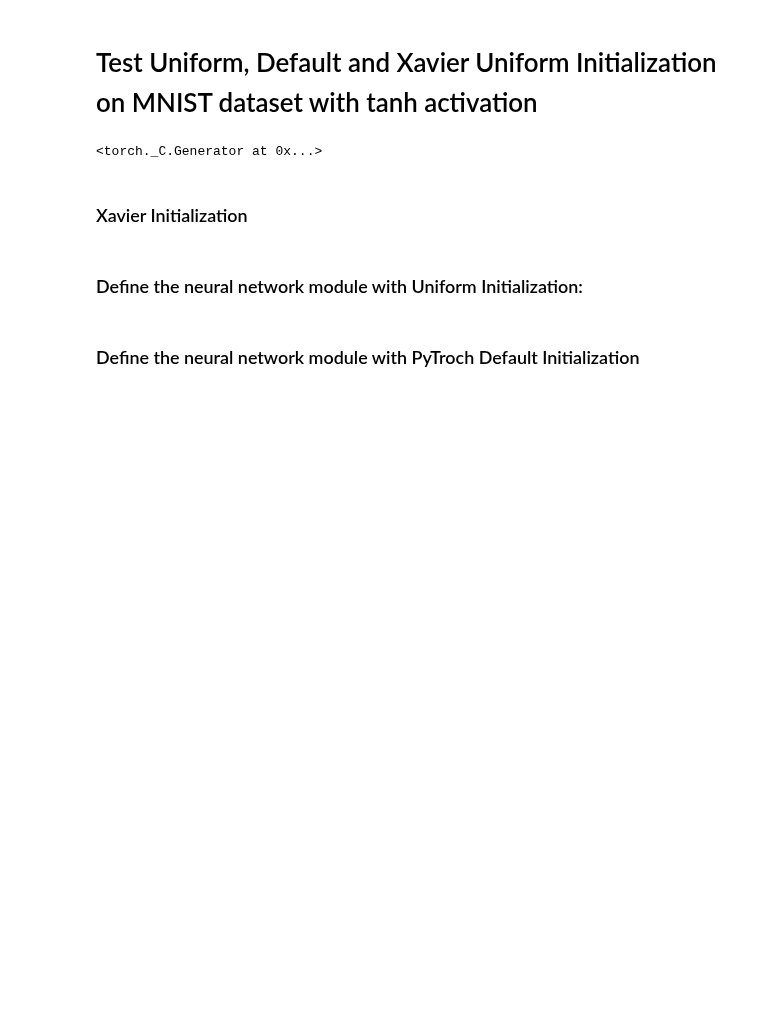
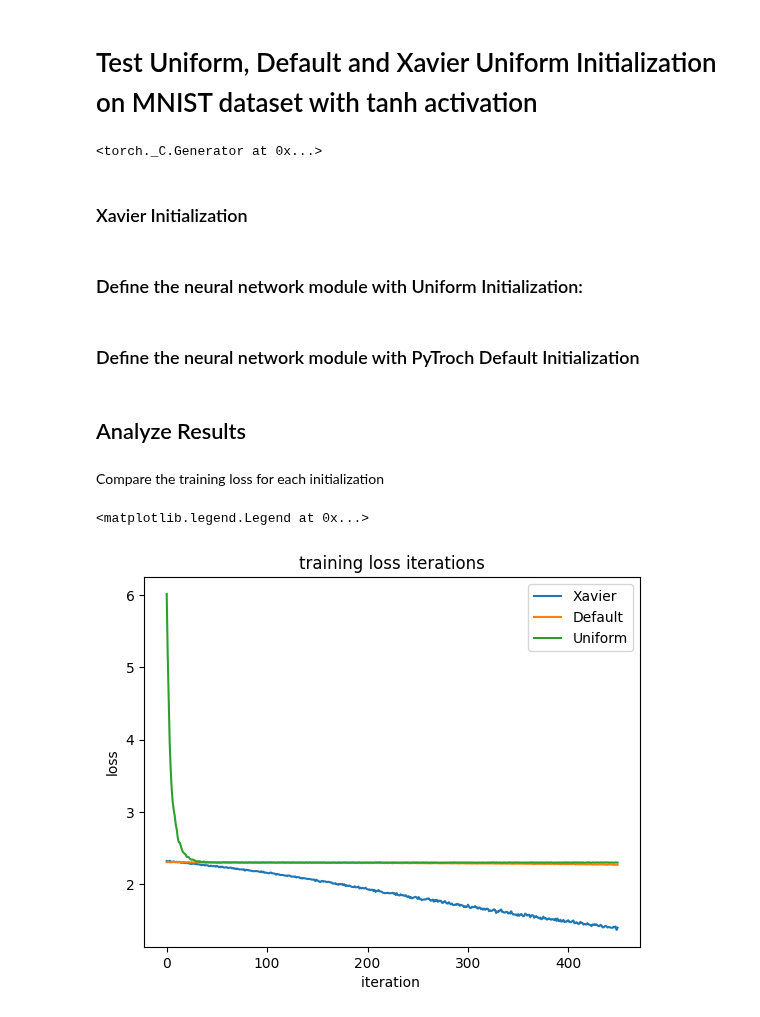
Before and after one commit to AjBorbzz/DataScience_AI_ML, a Jupyter notebook: PyTorch/IBM_Pytorch/DeepLearning_with_Pytorch/test_uniform_on_MNIST_with_tanh_activation.ipynb, the cells around one changed output. Drawn from its saved outputs; the diff is of its cells as text; code cells hidden in the pictures; blank space fills up the shorter version.

```diff
--- a/PyTorch/IBM_Pytorch/DeepLearning_with_Pytorch/test_uniform_on_MNIST_with_tanh_activation.ipynb
+++ b/PyTorch/IBM_Pytorch/DeepLearning_with_Pytorch/test_uniform_on_MNIST_with_tanh_activation.ipynb
@@ -143,3 +143,32 @@ model = Net(layers)
 learning_rate = 0.01
 optimizer = torch.optim.SGD(model.parameters(), lr=learning_rate)
 training_results = train(model, criterion, train_loader, validation_loader, optimizer, epochs=epochs)
+# %%
+# Train the model with Xavier initialization
+
+model_Xavier = Net_Xavier(layers)
+optimizer = torch.optim.SGD(model_Xavier.parameters(), lr=learning_rate)
+training_results_Xavier = train(model_Xavier, criterion, train_loader, validation_loader, optimizer, epochs=epochs)
+# %%
+# Train the model with Uniform initialization
+
+model_Uniform = Net_Uniform(layers)
+optimizer = torch.optim.SGD(model_Uniform.parameters(), lr=learning_rate)
+training_results_Uniform = train(model_Uniform, criterion, train_loader, validation_loader, optimizer, epochs=epochs)
+# %% [markdown]
+## Analyze Results
+# %% [markdown]
+Compare the training loss for each initialization
+# %%
+# Plot the loss
+
+plt.plot(training_results_Xavier['training_loss'], label='Xavier')
+plt.plot(training_results['training_loss'], label='Default')
+plt.plot(training_results_Uniform['training_loss'], label='Uniform')
+plt.ylabel('loss')
+plt.xlabel('iteration ')
+plt.title('training loss iterations')
+plt.legend()
+# %% [output]
+<matplotlib.legend.Legend at 0x...>
+[figure, added]
```
Also changed, not shown: parts of 2 cells of this notebook.
